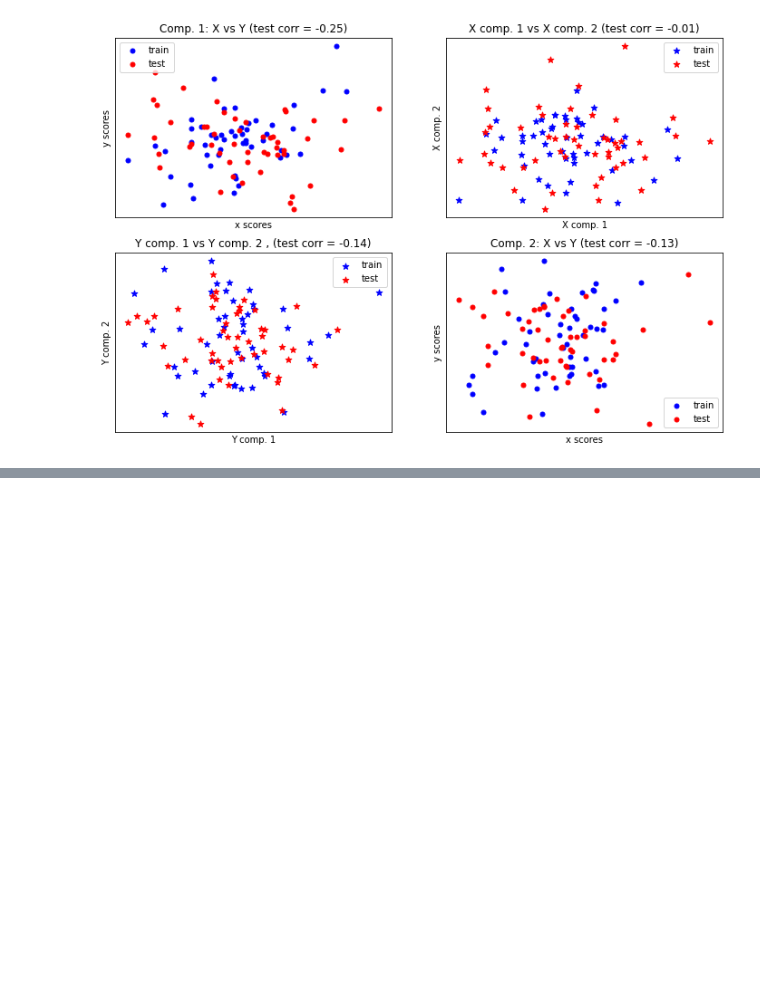
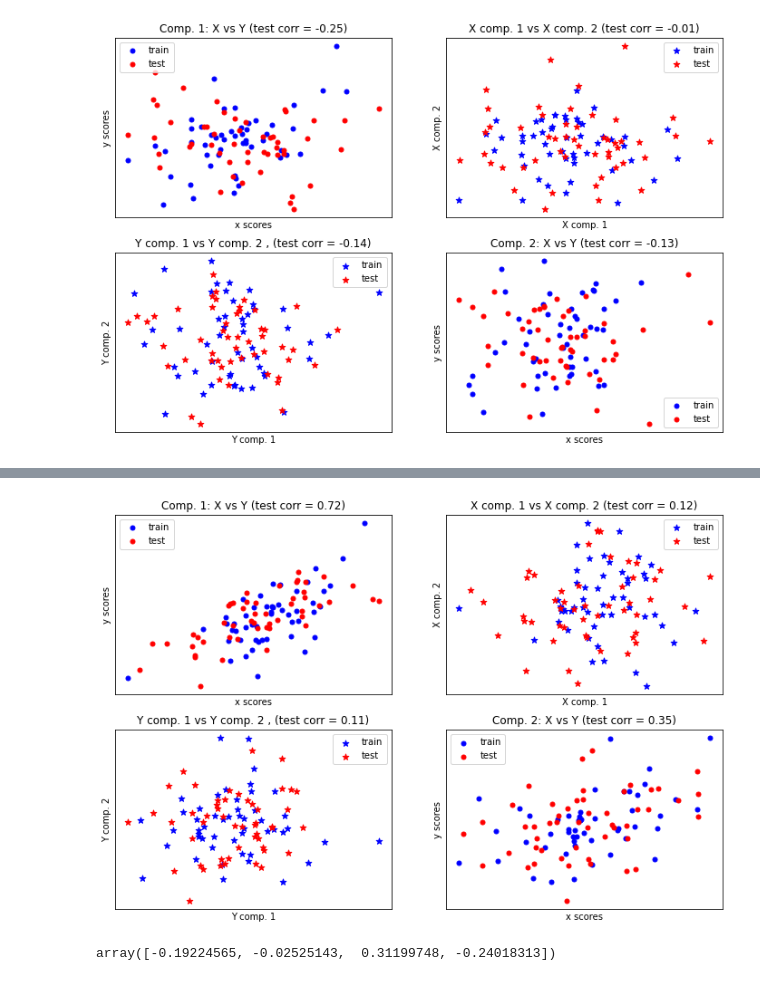
Before and after one commit to LeonieBorne/plstuto, a Jupyter notebook: tutorials/introduction.ipynb, the cells around one changed output, grey strips where cells are left out. Cells and saved outputs as stored; diff of their text form; code cells hidden in the pictures; blank space fills up the shorter version.

```diff
--- a/tutorials/introduction.ipynb
+++ b/tutorials/introduction.ipynb
@@ -226,0 +192,17 @@ But no more than one mode computed
+# %%
+# PLS Canonical
+
+plsca = PLSCanonical(n_components=2)
+plsca.fit(X_train, Y_train)
+Y_pred = plsca.predict(X_test)
+
+X_train_r, Y_train_r = plsca.transform(X_train, Y_train)
+X_test_r, Y_test_r = plsca.transform(X_test, Y_test)
+
+plot_scores(X_train_r, Y_train_r, X_test_r, Y_test_r)
+# %% [output]
+[figure, added]
+# %%
+r2_score(Y_test, Y_pred, multioutput='raw_values')
+# %% [output]
+array([-0.19224565, -0.02525143,  0.31199748, -0.24018313])
```
Also changed, not shown: parts of 22 cells of this notebook.
